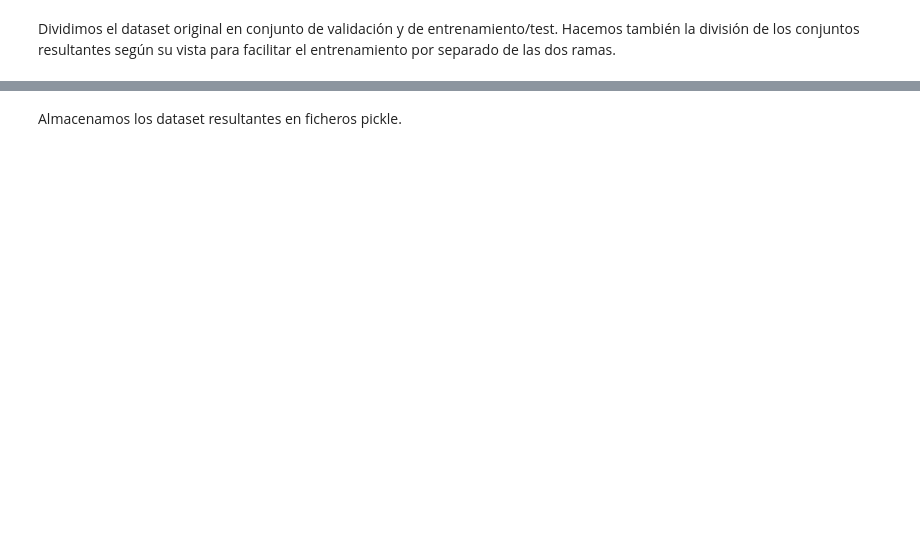
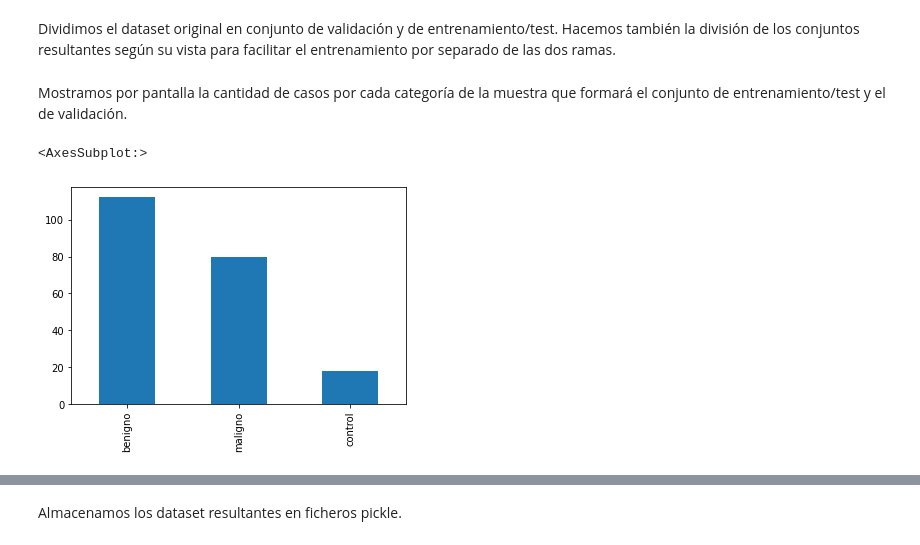
Before and after one commit to iveiras/tfm-2021, a Jupyter notebook: Particionamiento_dataset.ipynb, the cells around one changed output, grey strips where cells are left out. Saved outputs shown, nothing was run; the diff lists cells and outputs as text; code cells hidden in the pictures; blank space fills up the shorter version.

```diff
--- a/Particionamiento_dataset.ipynb
+++ b/Particionamiento_dataset.ipynb
@@ -27,5 +12,12 @@ casos_val['Bi-Rads'].value_counts().plot(kind = 'bar')
+# %%
+random_seed = 2021
+frac_val = .2
+casos_total = df_INbreast[['Bi-Rads']]
+casos_val = casos_total[casos_total['Bi-Rads'] == 'benigno'].sample(frac = frac_val, random_state = random_seed)
+casos_val = casos_val.append(casos_total[casos_total['Bi-Rads'] == 'control'].sample(frac = frac_val, random_state = random_seed))
+casos_val = casos_val.append(casos_total[casos_total['Bi-Rads'] == 'maligno'].sample(frac = frac_val, random_state = random_seed))
 # %% [markdown]
 Dividimos el dataset original en conjunto de validación y de entrenamiento/test. Hacemos también la división de los conjuntos resultantes según su vista para facilitar el entrenamiento por separado de las dos ramas.
 # %%
-df_INbreast_val = df_INbreast[df_INbreast['Case ID'].isin(casos_val['Case ID'])]
-df_INbreast = df_INbreast[~df_INbreast['Case ID'].isin(casos_val['Case ID'])]
+df_INbreast_val = df_INbreast[df_INbreast.index.isin(casos_val.index)]
+df_INbreast = df_INbreast[~df_INbreast.index.isin(casos_val.index)]
@@ -36,0 +24,7 @@ df_INbreast_mlo = df_INbreast[df_INbreast['View'] == 'MLO']
+# %% [markdown]
+Mostramos por pantalla la cantidad de casos por cada categoría de la muestra que formará el conjunto de entrenamiento/test y el de validación.
+# %%
+df_INbreast['Bi-Rads'].value_counts().plot(kind = 'bar')
+# %% [output]
+<AxesSubplot:>
+[figure, added]
```
Also changed, not shown: parts of 7 cells of this notebook, 2 other files.
